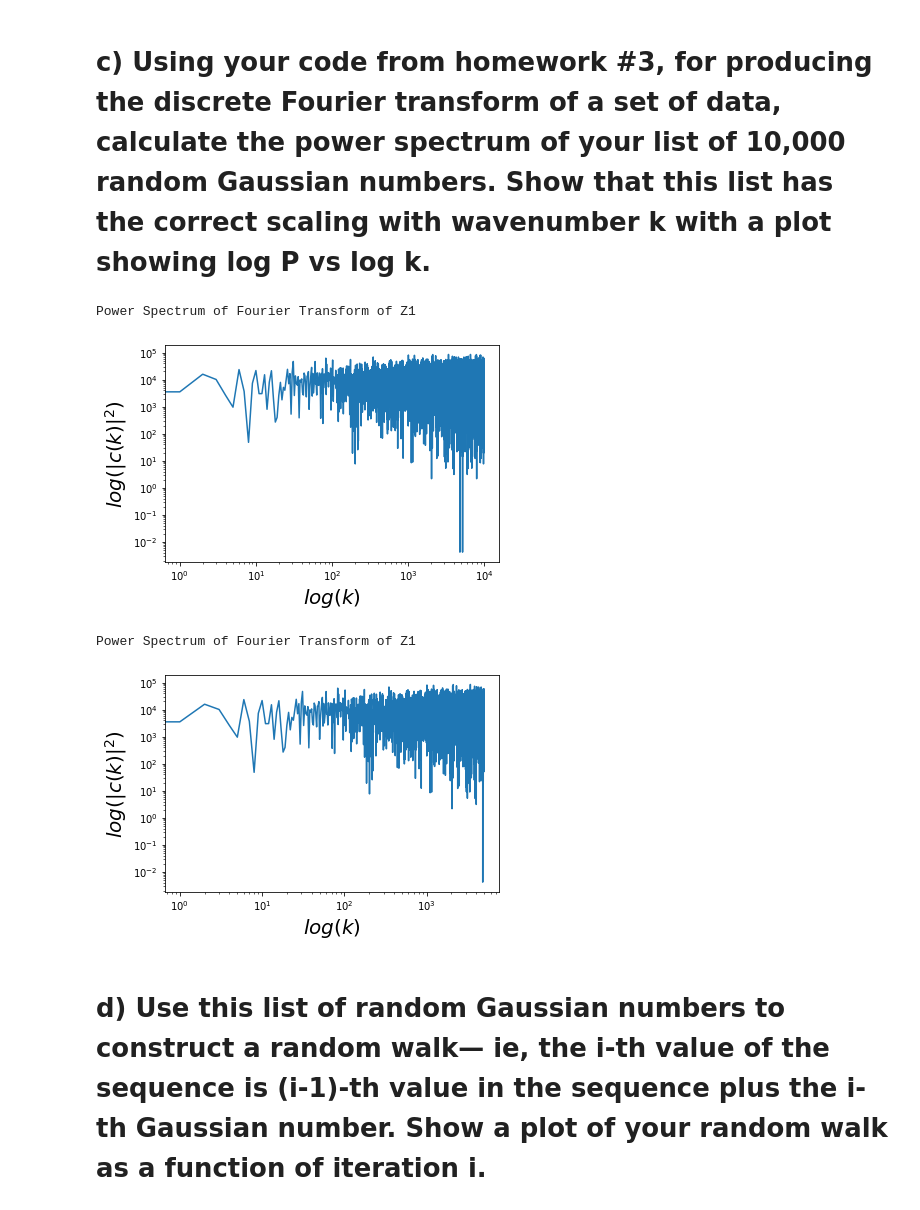
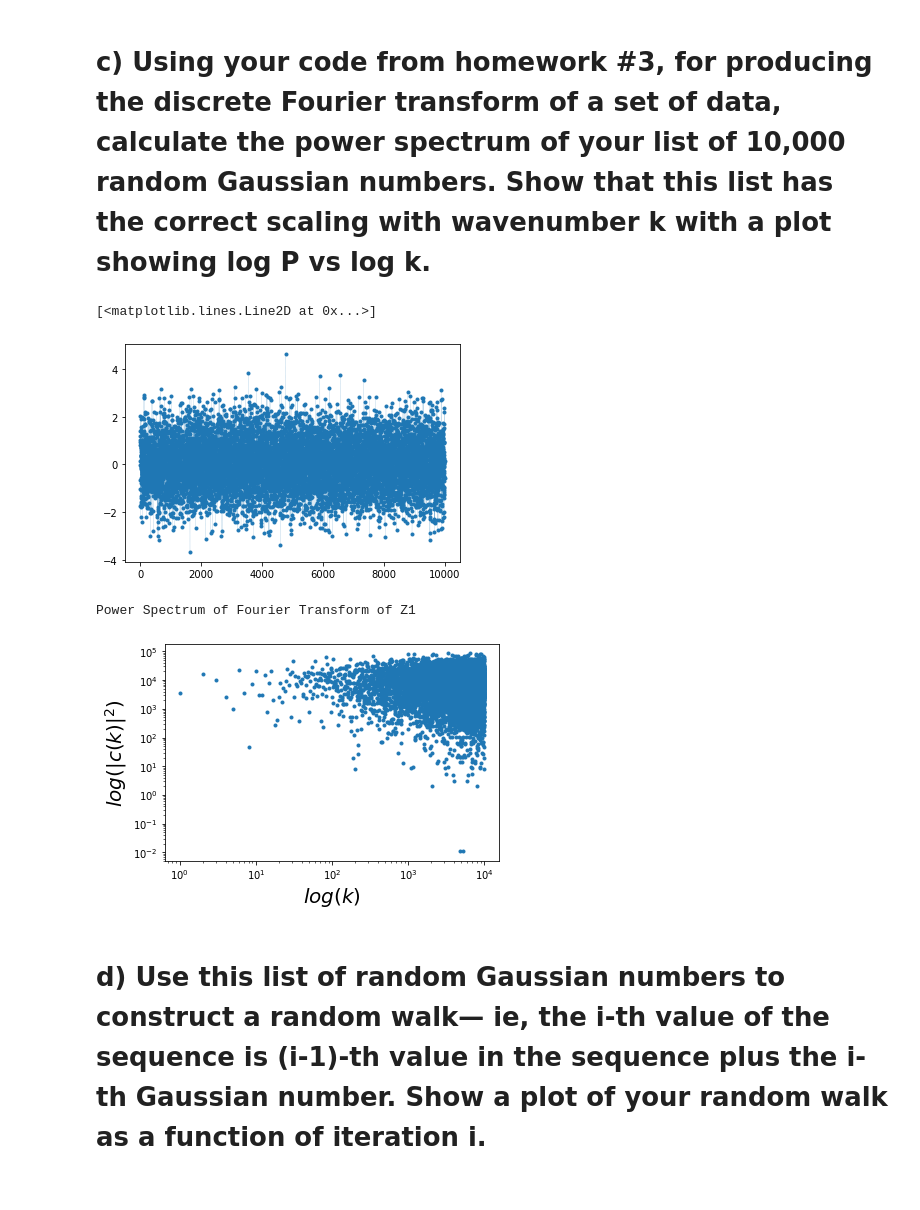
Before and after one commit to nkasmanoff/CompPhys2019, a Jupyter notebook: homework6/Notebooks/Q3 Power spectra of random numbers and random walks.ipynb, the cells around one changed output. Drawn from its saved outputs; the diff is of its cells as text; code cells hidden in the pictures.

```diff
--- a/homework6/Notebooks/Q3 Power spectra of random numbers and random walks.ipynb
+++ b/homework6/Notebooks/Q3 Power spectra of random numbers and random walks.ipynb
@@ -114,9 +105,15 @@ def dft(y):
     return c
 
 c = dft(z1)
+# %%
+plt.plot(z1,'.--',linewidth = .1
+    )
+# %% [output]
+[<matplotlib.lines.Line2D at 0x...>]
+[figure, added]
 # %%
 power = np.real(c)**2 + np.imag(c)**2
-plt.plot(power) #k is just the index number.
+plt.plot(power,'.') #k is just the index number.
 
 plt.ylabel("$log(|c(k)|^2)$",fontsize=20)
 plt.xlabel('$log(k)$',fontsize=20)
@@ -125,4 +122,4 @@ plt.xscale('log')
 plt.yscale('log')
 # %% [output]
 Power Spectrum of Fourier Transform of Z1
-[figure, old version]
+[figure, new version]
@@ -133,15 +126,3 @@ z1_fft = rfft(z1)
-# %%
-power = np.real(z1_fft)**2 + np.imag(z1_fft)**2
-plt.plot(power) #k is just the index number.
-
-plt.ylabel("$log(|c(k)|^2)$",fontsize=20)
-plt.xlabel('$log(k)$',fontsize=20)
-print("Power Spectrum of Fourier Transform of Z1")
-plt.xscale('log')
-plt.yscale('log')
-# %% [output]
-Power Spectrum of Fourier Transform of Z1
-[figure, removed]
 # %% [markdown]
 # d) Use this list of random Gaussian numbers to construct a random walk— ie, the i-th value of the sequence is (i-1)-th value in the sequence plus the i-th Gaussian number. Show a plot of your random walk as a function of iteration i.
 # %%
```
Also changed, not shown: parts of 12 cells of this notebook, 7 other files.
